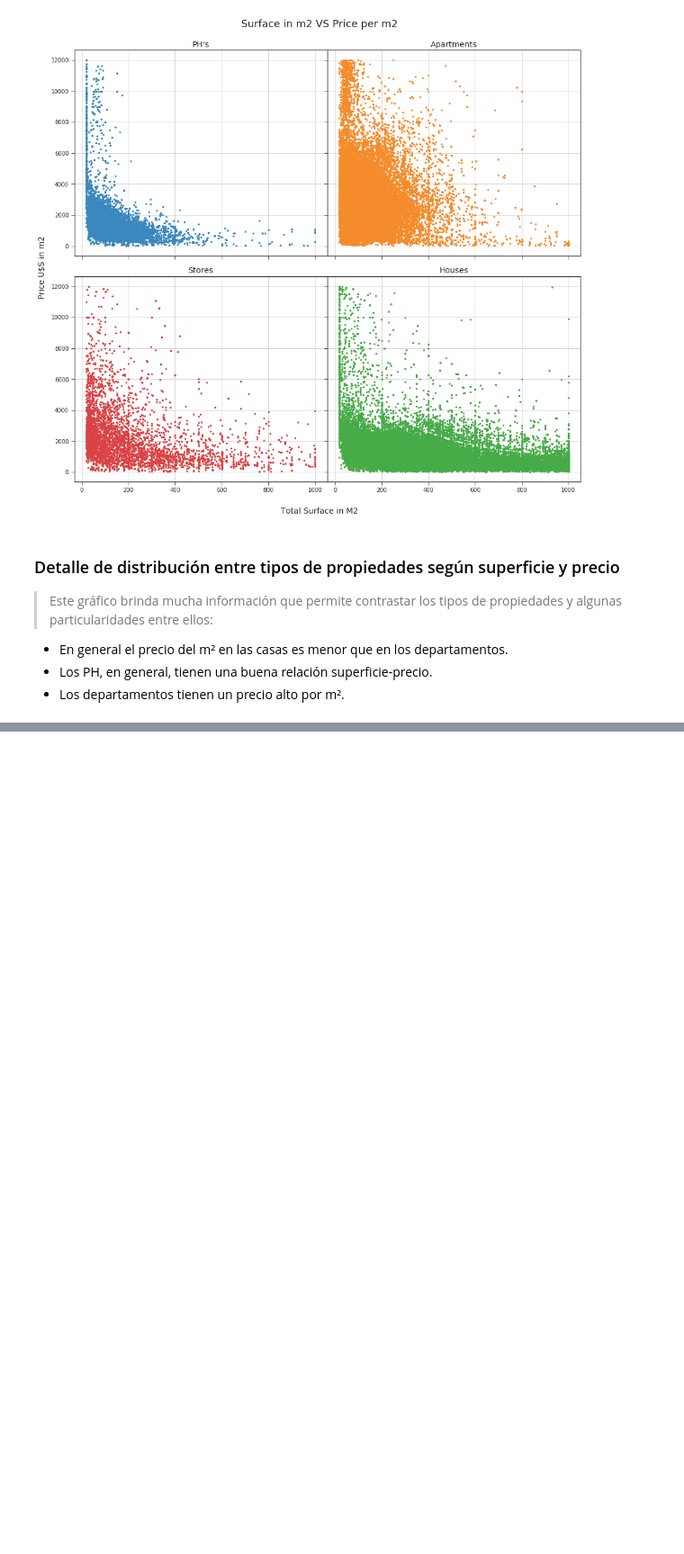
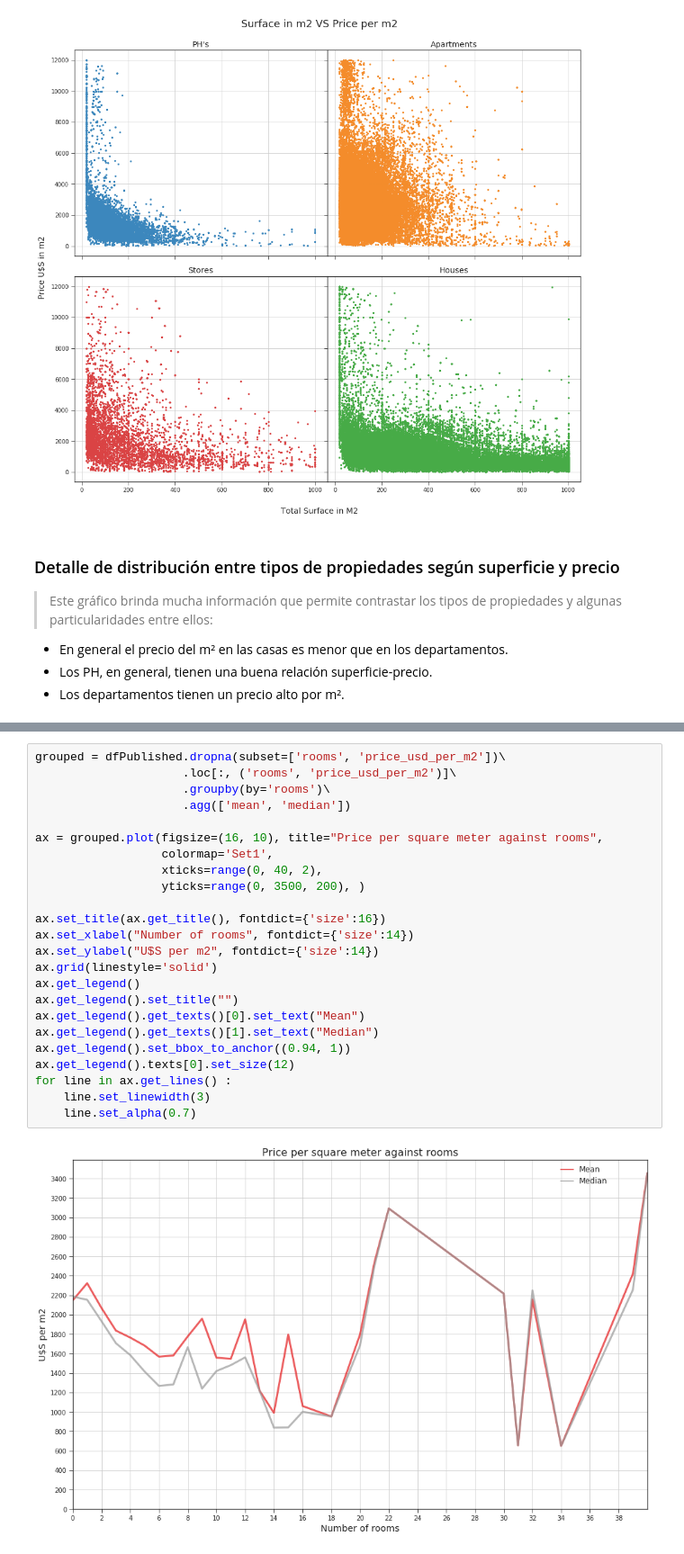
Before and after one commit to fpenovi/BArealEstatePricing, a Jupyter notebook: notebooks/00 - Hello_TP.ipynb, the cells around one changed output, grey strips where cells are left out. Shown at 90% size. Cells and saved outputs as stored; diff of their text form; blank space fills up the shorter version.

```diff
--- a/notebooks/00 - Hello_TP.ipynb
+++ b/notebooks/00 - Hello_TP.ipynb
@@ -384,0 +427,26 @@ ax4.grid('on');
+# %%
+grouped = dfPublished.dropna(subset=['rooms', 'price_usd_per_m2'])\
+                     .loc[:, ('rooms', 'price_usd_per_m2')]\
+                     .groupby(by='rooms')\
+                     .agg(['mean', 'median'])
+
+ax = grouped.plot(figsize=(16, 10), title="Price per square meter against rooms",
+                  colormap='Set1',
+                  xticks=range(0, 40, 2),
+                  yticks=range(0, 3500, 200), )
+
+ax.set_title(ax.get_title(), fontdict={'size':16})
+ax.set_xlabel("Number of rooms", fontdict={'size':14})
+ax.set_ylabel("U$S per m2", fontdict={'size':14})
+ax.grid(linestyle='solid')
+ax.get_legend()
+ax.get_legend().set_title("")
+ax.get_legend().get_texts()[0].set_text("Mean")
+ax.get_legend().get_texts()[1].set_text("Median")
+ax.get_legend().set_bbox_to_anchor((0.94, 1))
+ax.get_legend().texts[0].set_size(12)
+for line in ax.get_lines() :
+    line.set_linewidth(3)
+    line.set_alpha(0.7)
+# %% [output]
+[figure, added]
```
Also changed, not shown: parts of 12 cells of this notebook.
